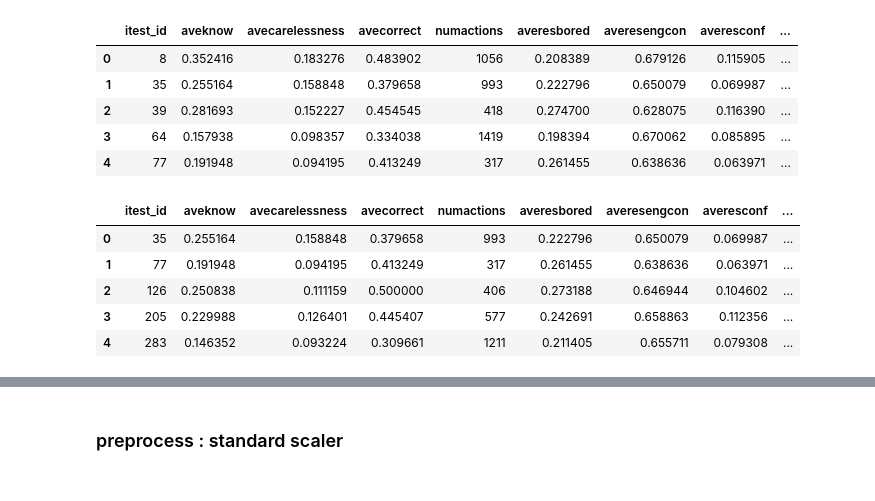
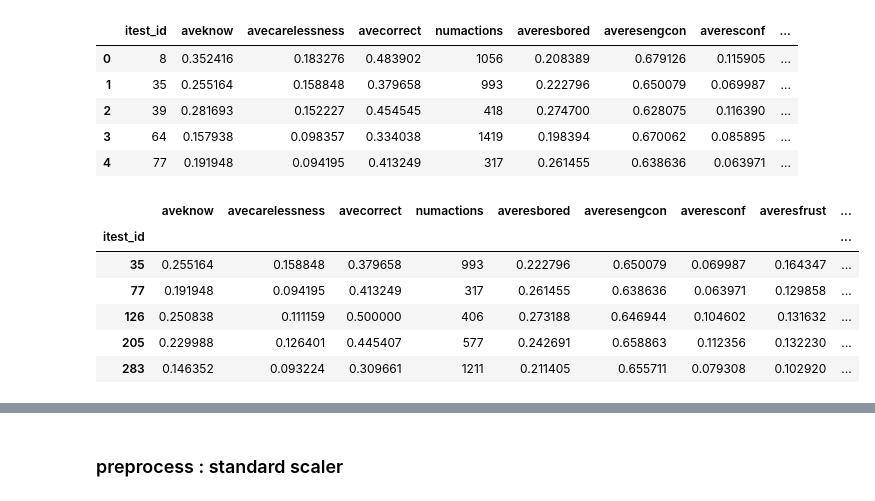
Before and after one commit to zyfzjsc988/DataMining, a Jupyter notebook: Qi_Fay_Joy/preprocess.ipynb, the cells around one changed output, grey strips where cells are left out. Saved outputs shown, nothing was run; the diff lists cells and outputs as text; code cells hidden in the pictures.

```diff
--- a/Qi_Fay_Joy/preprocess.ipynb
+++ b/Qi_Fay_Joy/preprocess.ipynb
@@ -46,19 +46,20 @@ student_log_uni.head()
 # %%
 def all_lower(L1):
     return [s.lower() for s in L1]
 
 training_dataset = pd.read_csv("../dataset/anonymized_dataset_for_ADM2017/training_label.csv")
 training_dataset.columns = all_lower(training_dataset.columns.tolist())
 training_dataset = training_dataset[all_lower(['ITEST_id','MCAS','isSTEM'])]
 # training_dataset
 training_set = student_log_uni.merge(training_dataset, on='itest_id', how="right")
 training_set = training_set[training_set['mcas']!=-999]
-training_set.reset_index(drop=True, inplace=True)
+training_set = training_set.set_index('itest_id')
 training_set.head()
 # %% [output]
-|  | itest_id | aveknow | avecarelessness | avecorrect | numactions | averesbored | averesengcon | averesconf | ... |
-| 0 | 35 | 0.255164 | 0.158848 | 0.379658 | 993 | 0.222796 | 0.650079 | 0.069987 | ... |
-| 1 | 77 | 0.191948 | 0.094195 | 0.413249 | 317 | 0.261455 | 0.638636 | 0.063971 | ... |
-| 2 | 126 | 0.250838 | 0.111159 | 0.500000 | 406 | 0.273188 | 0.646944 | 0.104602 | ... |
-| 3 | 205 | 0.229988 | 0.126401 | 0.445407 | 577 | 0.242691 | 0.658863 | 0.112356 | ... |
-| 4 | 283 | 0.146352 | 0.093224 | 0.309661 | 1211 | 0.211405 | 0.655711 | 0.079308 | ... |
+|  | aveknow | avecarelessness | avecorrect | numactions | averesbored | averesengcon | averesconf | averesfrust | ... |
+| itest_id |  |  |  |  |  |  |  |  | ... |
+| 35 | 0.255164 | 0.158848 | 0.379658 | 993 | 0.222796 | 0.650079 | 0.069987 | 0.164347 | ... |
+| 77 | 0.191948 | 0.094195 | 0.413249 | 317 | 0.261455 | 0.638636 | 0.063971 | 0.129858 | ... |
+| 126 | 0.250838 | 0.111159 | 0.500000 | 406 | 0.273188 | 0.646944 | 0.104602 | 0.131632 | ... |
+| 205 | 0.229988 | 0.126401 | 0.445407 | 577 | 0.242691 | 0.658863 | 0.112356 | 0.132230 | ... |
+| 283 | 0.146352 | 0.093224 | 0.309661 | 1211 | 0.211405 | 0.655711 | 0.079308 | 0.102920 | ... |
```
Also changed, not shown: parts of 3 cells of this notebook, 15 other files.
